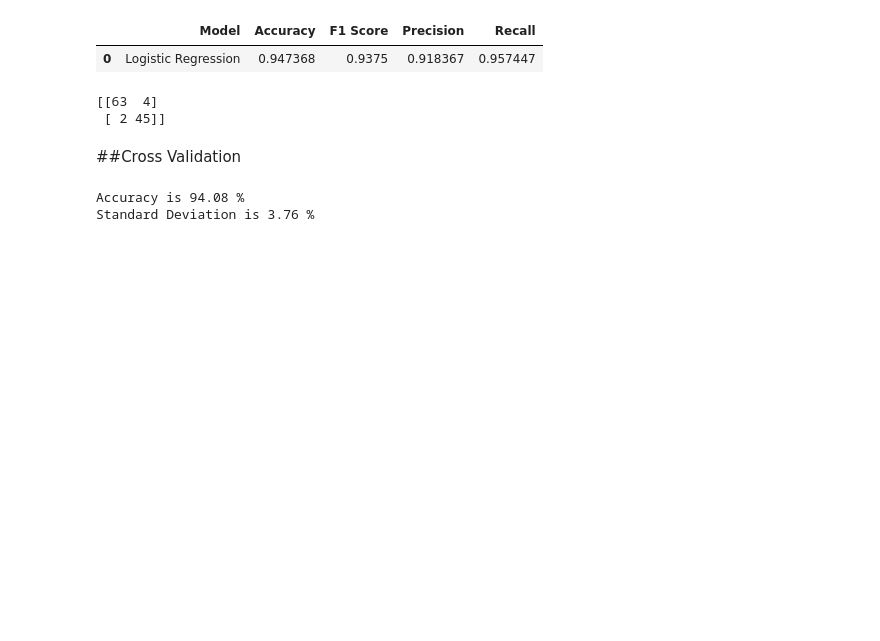
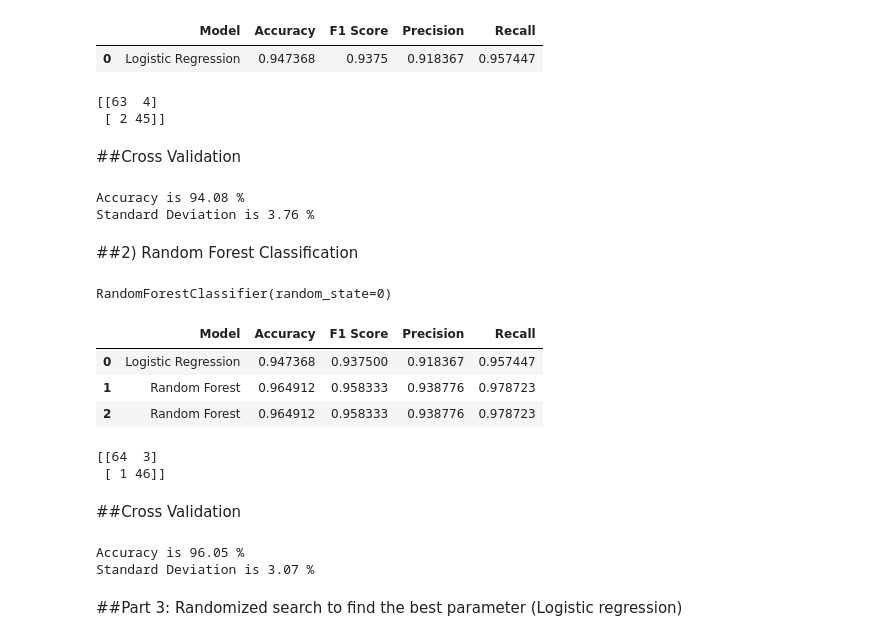
Before and after one commit to msaif28/Applied-AI, a Jupyter notebook: Breast_cancer_detection.ipynb, the cells around one changed output. Drawn from its saved outputs; the diff is of its cells as text; code cells hidden in the pictures; blank space fills up the shorter version.

```diff
--- a/Breast_cancer_detection.ipynb
+++ b/Breast_cancer_detection.ipynb
@@ -385,3 +387,49 @@ print("Standard Deviation is {:.2f} %".format(accuracies.std()*100))
 # %% [output]
 Accuracy is 94.08 %
 Standard Deviation is 3.76 %
+# %% [markdown]
+##2) Random Forest Classification
+# %%
+from sklearn.ensemble import RandomForestClassifier
+classifier_rm = RandomForestClassifier(random_state=0)
+classifier_rm.fit(x_train, y_train)
+# %% [output]
+RandomForestClassifier(random_state=0)
+# %%
+y_pred = classifier_rf.predict(x_test)
+
+acc = accuracy_score(y_test, y_pred)
+prec = precision_score(y_test, y_pred)
+rec = recall_score(y_test, y_pred)
+f1 = f1_score(y_test, y_pred)
+
+model_results = pd.DataFrame([['Random Forest', acc, prec, rec, f1]],
+               columns = ['Model', 'Accuracy', 'Precision', 'Recall', 'F1 Score'])
+
+
+results = results.append(model_results, ignore_index = True)
+results
+# %% [output]
+|  | Model | Accuracy | F1 Score | Precision | Recall |
+| 0 | Logistic Regression | 0.947368 | 0.937500 | 0.918367 | 0.957447 |
+| 1 | Random Forest | 0.964912 | 0.958333 | 0.938776 | 0.978723 |
+| 2 | Random Forest | 0.964912 | 0.958333 | 0.938776 | 0.978723 |
+# %%
+cm = confusion_matrix(y_test, y_pred)
+print(cm)
+# %% [output]
+[[64  3]
+ [ 1 46]]
+# %% [markdown]
+##Cross Validation
+# %%
+from sklearn.model_selection import cross_val_score
+accuracies = cross_val_score(estimator=classifier_rm, X=x_train, y=y_train, cv=10)
+
+print("Accuracy is {:.2f} %".format(accuracies.mean()*100))
+print("Standard Deviation is {:.2f} %".format(accuracies.std()*100))
+# %% [output]
+Accuracy is 96.05 %
+Standard Deviation is 3.07 %
+# %% [markdown]
+##Part 3: Randomized search to find the best parameter (Logistic regression)
```
Also changed, not shown: parts of 2 cells of this notebook.
